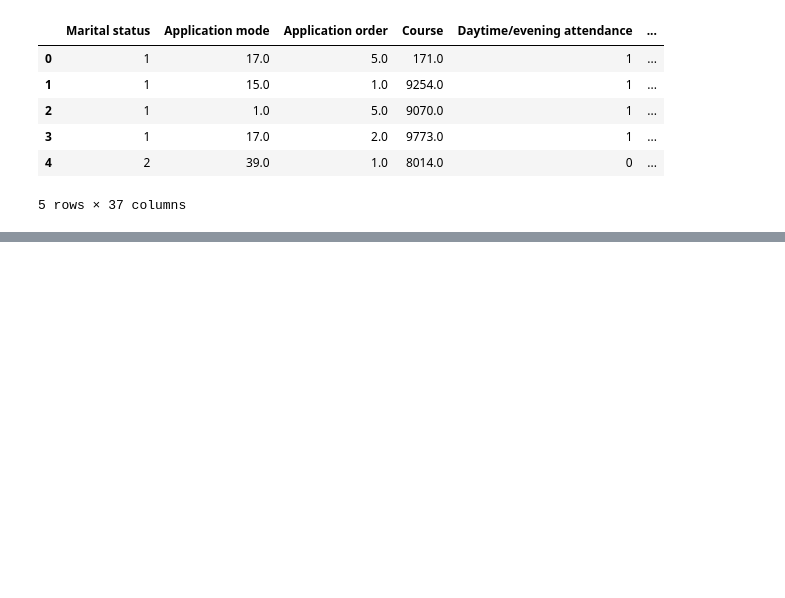
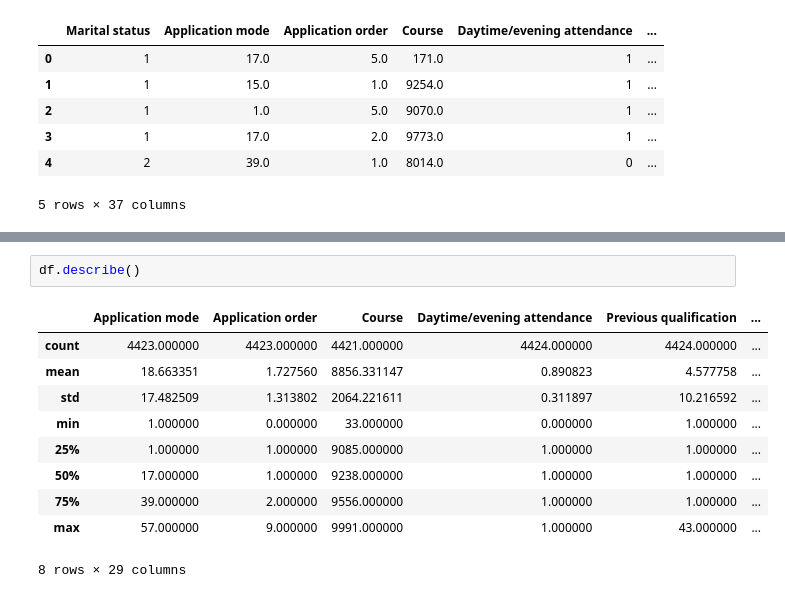
Before and after one commit to sba25078/HDipData_CA1-assignment-for-machine-learning-, a Jupyter notebook: ML_HDipData_CA1.ipynb, the cells around one changed output, grey strips where cells are left out. Saved outputs shown, nothing was run; the diff lists cells and outputs as text; blank space fills up the shorter version.

```diff
--- a/ML_HDipData_CA1.ipynb
+++ b/ML_HDipData_CA1.ipynb
@@ -20,0 +53,13 @@ df.head()
+# %%
+df.describe()
+# %% [output]
+|  | Application mode | Application order | Course | Daytime/evening attendance | Previous qualification | ... |
+| count | 4423.000000 | 4423.000000 | 4421.000000 | 4424.000000 | 4424.000000 | ... |
+| mean | 18.663351 | 1.727560 | 8856.331147 | 0.890823 | 4.577758 | ... |
+| std | 17.482509 | 1.313802 | 2064.221611 | 0.311897 | 10.216592 | ... |
+| min | 1.000000 | 0.000000 | 33.000000 | 0.000000 | 1.000000 | ... |
+| 25% | 1.000000 | 1.000000 | 9085.000000 | 1.000000 | 1.000000 | ... |
+| 50% | 17.000000 | 1.000000 | 9238.000000 | 1.000000 | 1.000000 | ... |
+| 75% | 39.000000 | 2.000000 | 9556.000000 | 1.000000 | 1.000000 | ... |
+| max | 57.000000 | 9.000000 | 9991.000000 | 1.000000 | 43.000000 | ... |
+8 rows × 29 columns
```
Also changed, not shown: parts of 3 cells of this notebook.
